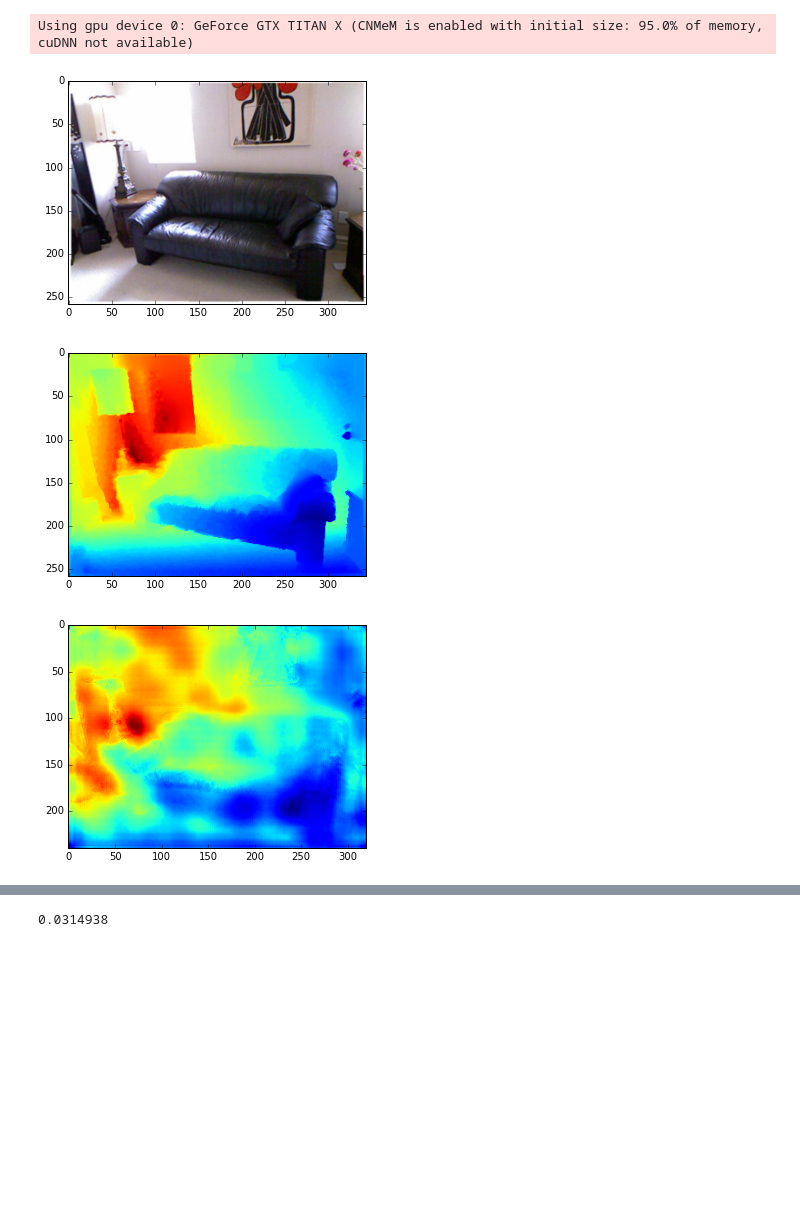
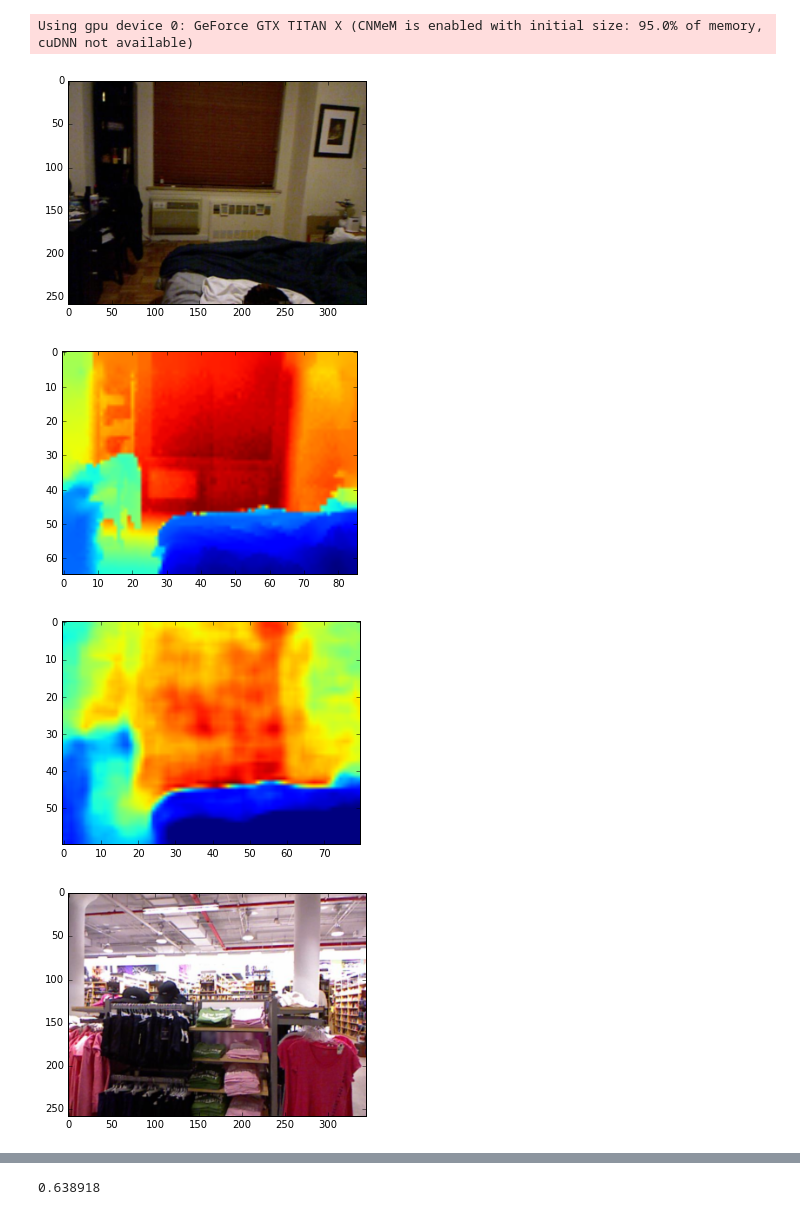
Before and after one commit to sebastian-schlecht/im2vol, a Jupyter notebook: experiments/infer.ipynb, the cells around one changed output, grey strips where cells are left out. Saved outputs shown, nothing was run; the diff lists cells and outputs as text; code cells hidden in the pictures; blank space fills up the shorter version.

```diff
--- a/experiments/infer.ipynb
+++ b/experiments/infer.ipynb
@@ -22,32 +22,40 @@ for i in range(images.shape[0]):
 
 
 in_ = T.tensor4("in")
-net = vnet(in_)
-exp = lasagne.layers.get_output(net)
+inp, net_1 = d_rs_stack_1(in_)
+net_2 = d_rs_stack_2(inp, net_1)
+
+exp = lasagne.layers.get_output(net_1, deterministic=True)
 
 # load network weights from model file
-model = "../data/vnet_spatial_grad_epoch_10.npz"
+model = "../data/rs_stack_2_spatial_grad_epoch_100.npz"
+
 with np.load(model) as f:
      param_values = [f['arr_%d' % i] for i in range(len(f.files))]
-lasagne.layers.set_all_param_values(net, param_values)
+lasagne.layers.set_all_param_values(net_2, param_values)
 
 f = theano.function([in_], exp)
 # %%
 %matplotlib inline
 import matplotlib.pyplot as plt
-idx = 5
-sample = images[idx,:,9:9+240, 12:12+320].astype(np.float32)
-
-r = f(sample.reshape((1,3,240,320)))
-r = np.exp(r)
-plt.imshow(images_orig[idx].astype(np.uint8).transpose((1,2,0)))
-plt.show()
-plt.imshow(depths[idx])
-plt.show()
-plt.imshow(r.squeeze())
-plt.show()
-print np.mean((depths[idx,9:9+240, 12:12+320] - r.squeeze()) ** 2)
+mm = []
+for idx in range(100):
+    sample = images[idx,:,9:9+240, 12:12+320].astype(np.float32)
+    ds = 4
+    r = f(sample.reshape((-1,3,240,320)))
+    r = np.exp(r)
+    if idx % 25 == 0:
+        plt.imshow(images_orig[idx].astype(np.uint8).transpose((1,2,0)))
+        plt.show()
+        plt.imshow(depths[idx,::ds,::ds])
+        plt.show()
+        plt.imshow(r[0].squeeze())
+        plt.show()
+    m = np.mean((depths[idx,9:9+240:ds, 12:12+320:ds] - r.squeeze()) ** 2)
+    mm.append(m)
+print np.array(mm).mean()
 # %% [output]
-[figure, old version]
+[figure, new version]
-[figure, old version]
+[figure, new version]
-[figure, old version]
+[figure, new version]
+[figure, added]
@@ -54 +70 @@ print np.mean((depths[idx,9:9+240, 12:12+320] - r.squeeze()) ** 2)
-0.0314938
+0.638918
```
Also changed, not shown: parts of 4 cells of this notebook.
